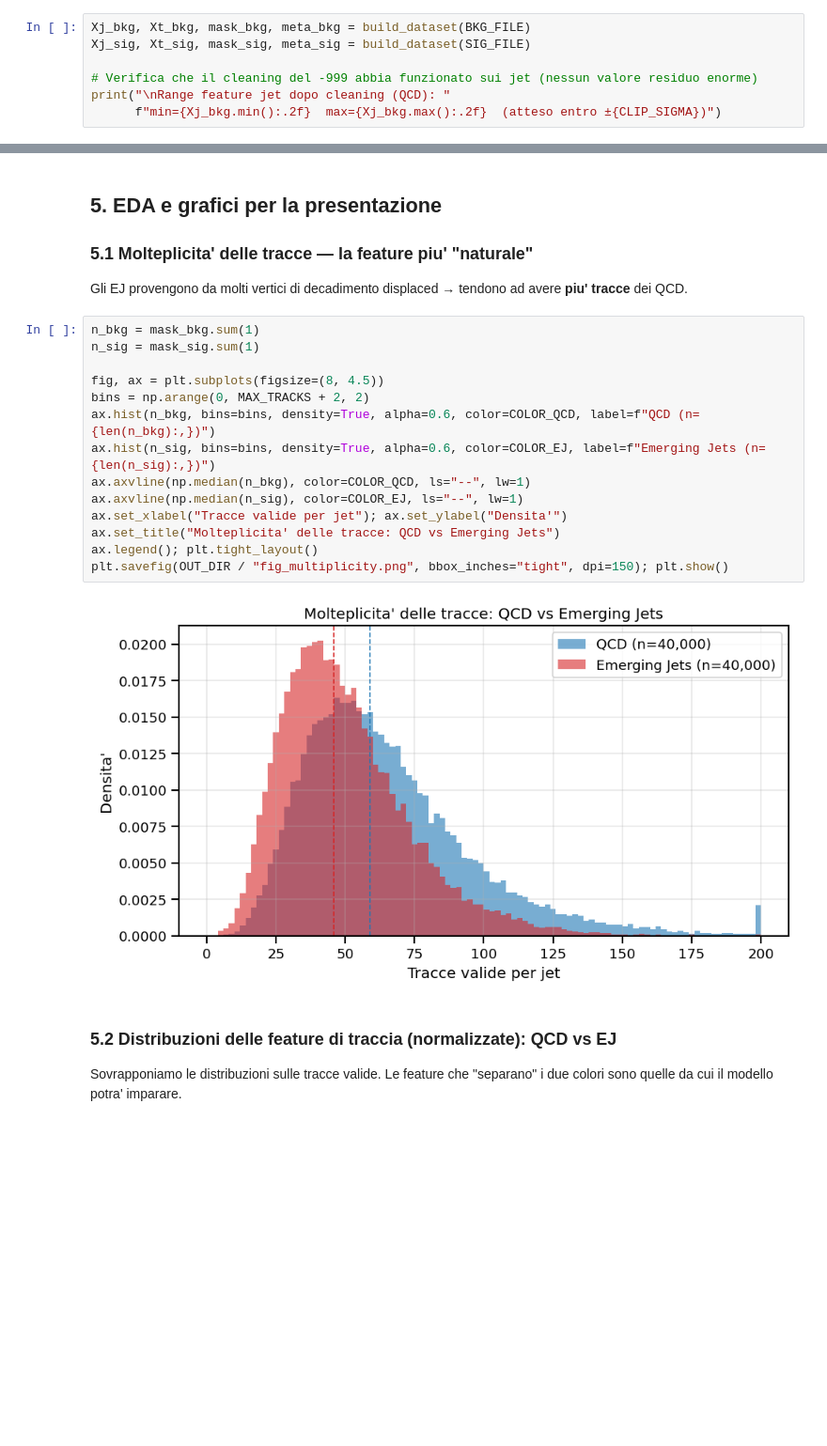
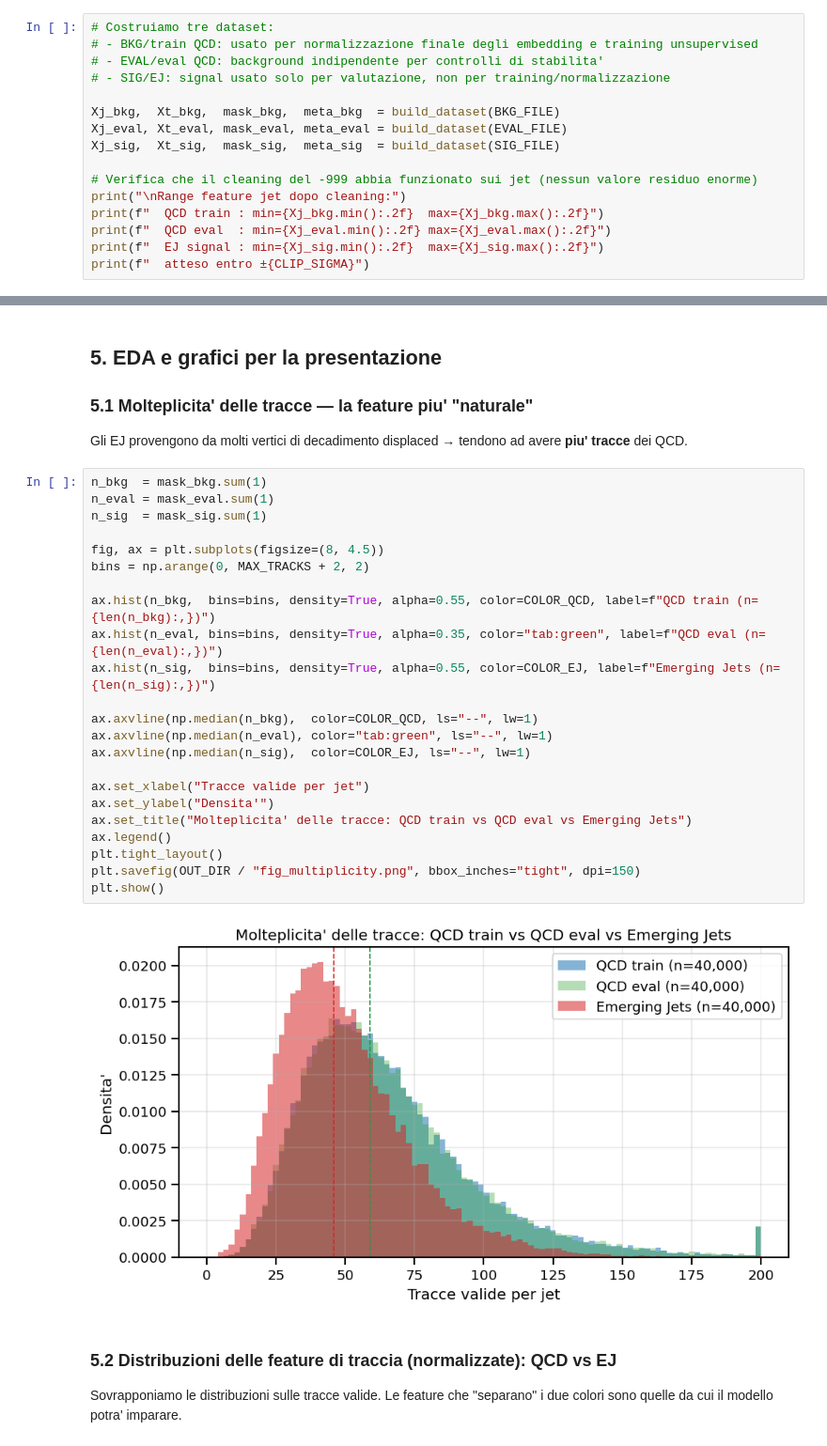
Before and after one commit to Phaesmatos/advanceml, a Jupyter notebook: FINAL/notebooks/FINAL_preprocessing.ipynb, the cells around one changed output, grey strips where cells are left out. Shown at 94% size. Cells and saved outputs as stored; diff of their text form; blank space fills up the shorter version.

```diff
--- a/FINAL/notebooks/FINAL_preprocessing.ipynb
+++ b/FINAL/notebooks/FINAL_preprocessing.ipynb
@@ -317,11 +356,20 @@ def build_dataset(path, n_jets=N_JETS, max_tracks=MAX_TRACKS,
 Il file `test_background` e' QCD puro → e' il nostro **set di addestramento** (unsupervised).
 Il file `test_signal` sono Emerging Jets → serve **solo per la valutazione**.
 # %%
-Xj_bkg, Xt_bkg, mask_bkg, meta_bkg = build_dataset(BKG_FILE)
-Xj_sig, Xt_sig, mask_sig, meta_sig = build_dataset(SIG_FILE)
+# Costruiamo tre dataset:
+# - BKG/train QCD: usato per normalizzazione finale degli embedding e training unsupervised
+# - EVAL/eval QCD: background indipendente per controlli di stabilita'
+# - SIG/EJ: signal usato solo per valutazione, non per training/normalizzazione
+
+Xj_bkg,  Xt_bkg,  mask_bkg,  meta_bkg  = build_dataset(BKG_FILE)
+Xj_eval, Xt_eval, mask_eval, meta_eval = build_dataset(EVAL_FILE)
+Xj_sig,  Xt_sig,  mask_sig,  meta_sig  = build_dataset(SIG_FILE)
 
 # Verifica che il cleaning del -999 abbia funzionato sui jet (nessun valore residuo enorme)
-print("\nRange feature jet dopo cleaning (QCD): "
-      f"min={Xj_bkg.min():.2f}  max={Xj_bkg.max():.2f}  (atteso entro ±{CLIP_SIGMA})")
+print("\nRange feature jet dopo cleaning:")
+print(f"  QCD train : min={Xj_bkg.min():.2f}  max={Xj_bkg.max():.2f}")
+print(f"  QCD eval  : min={Xj_eval.min():.2f} max={Xj_eval.max():.2f}")
+print(f"  EJ signal : min={Xj_sig.min():.2f}  max={Xj_sig.max():.2f}")
+print(f"  atteso entro ±{CLIP_SIGMA}")
 # %% [output]
 pp_output_test_background.h5       | jet (40000, 15) | track (40000, 200, 16) | tracce valide/jet medie: 64.7
@@ -336,21 +390,30 @@ Range feature jet dopo cleaning (QCD): min=-2.52  max=10.00  (atteso entro ±10.
 ### 5.1 Molteplicita' delle tracce — la feature piu' "naturale"
 Gli EJ provengono da molti vertici di decadimento displaced → tendono ad avere **piu' tracce** dei QCD.
 # %%
-n_bkg = mask_bkg.sum(1)
-n_sig = mask_sig.sum(1)
+n_bkg  = mask_bkg.sum(1)
+n_eval = mask_eval.sum(1)
+n_sig  = mask_sig.sum(1)
 
 fig, ax = plt.subplots(figsize=(8, 4.5))
 bins = np.arange(0, MAX_TRACKS + 2, 2)
-ax.hist(n_bkg, bins=bins, density=True, alpha=0.6, color=COLOR_QCD, label=f"QCD (n={len(n_bkg):,})")
-ax.hist(n_sig, bins=bins, density=True, alpha=0.6, color=COLOR_EJ, label=f"Emerging Jets (n={len(n_sig):,})")
-ax.axvline(np.median(n_bkg), color=COLOR_QCD, ls="--", lw=1)
-ax.axvline(np.median(n_sig), color=COLOR_EJ, ls="--", lw=1)
-ax.set_xlabel("Tracce valide per jet"); ax.set_ylabel("Densita'")
-ax.set_title("Molteplicita' delle tracce: QCD vs Emerging Jets")
-ax.legend(); plt.tight_layout()
-plt.savefig(OUT_DIR / "fig_multiplicity.png", bbox_inches="tight", dpi=150); plt.show()
+
+ax.hist(n_bkg,  bins=bins, density=True, alpha=0.55, color=COLOR_QCD, label=f"QCD train (n={len(n_bkg):,})")
+ax.hist(n_eval, bins=bins, density=True, alpha=0.35, color="tab:green", label=f"QCD eval (n={len(n_eval):,})")
+ax.hist(n_sig,  bins=bins, density=True, alpha=0.55, color=COLOR_EJ, label=f"Emerging Jets (n={len(n_sig):,})")
+
+ax.axvline(np.median(n_bkg),  color=COLOR_QCD, ls="--", lw=1)
+ax.axvline(np.median(n_eval), color="tab:green", ls="--", lw=1)
+ax.axvline(np.median(n_sig),  color=COLOR_EJ, ls="--", lw=1)
+
+ax.set_xlabel("Tracce valide per jet")
+ax.set_ylabel("Densita'")
+ax.set_title("Molteplicita' delle tracce: QCD train vs QCD eval vs Emerging Jets")
+ax.legend()
+plt.tight_layout()
+plt.savefig(OUT_DIR / "fig_multiplicity.png", bbox_inches="tight", dpi=150)
+plt.show()
 # %% [output]
-[figure, old version]
+[figure, new version]
 # %% [markdown]
 ### 5.2 Distribuzioni delle feature di traccia (normalizzate): QCD vs EJ
 Sovrapponiamo le distribuzioni sulle tracce valide. Le feature che "separano" i due colori sono quelle
```
Also changed, not shown: parts of 9 cells of this notebook, 4 other files.
